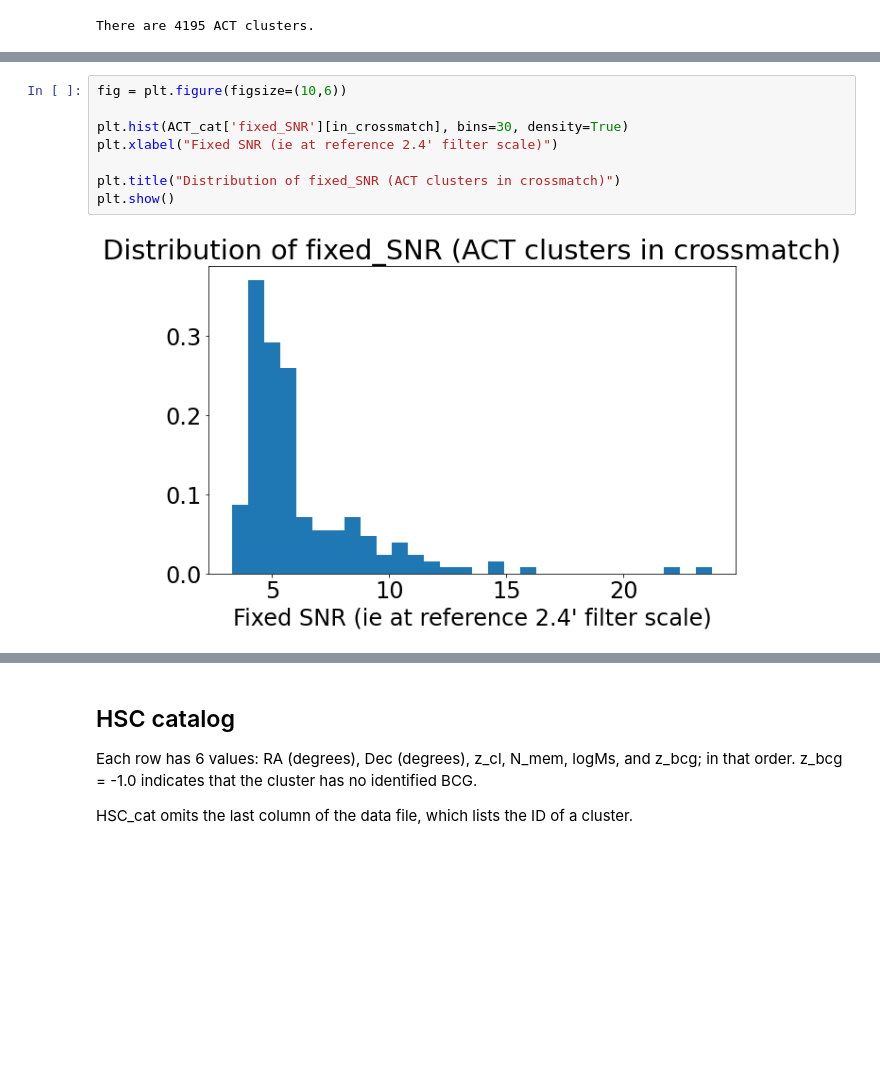
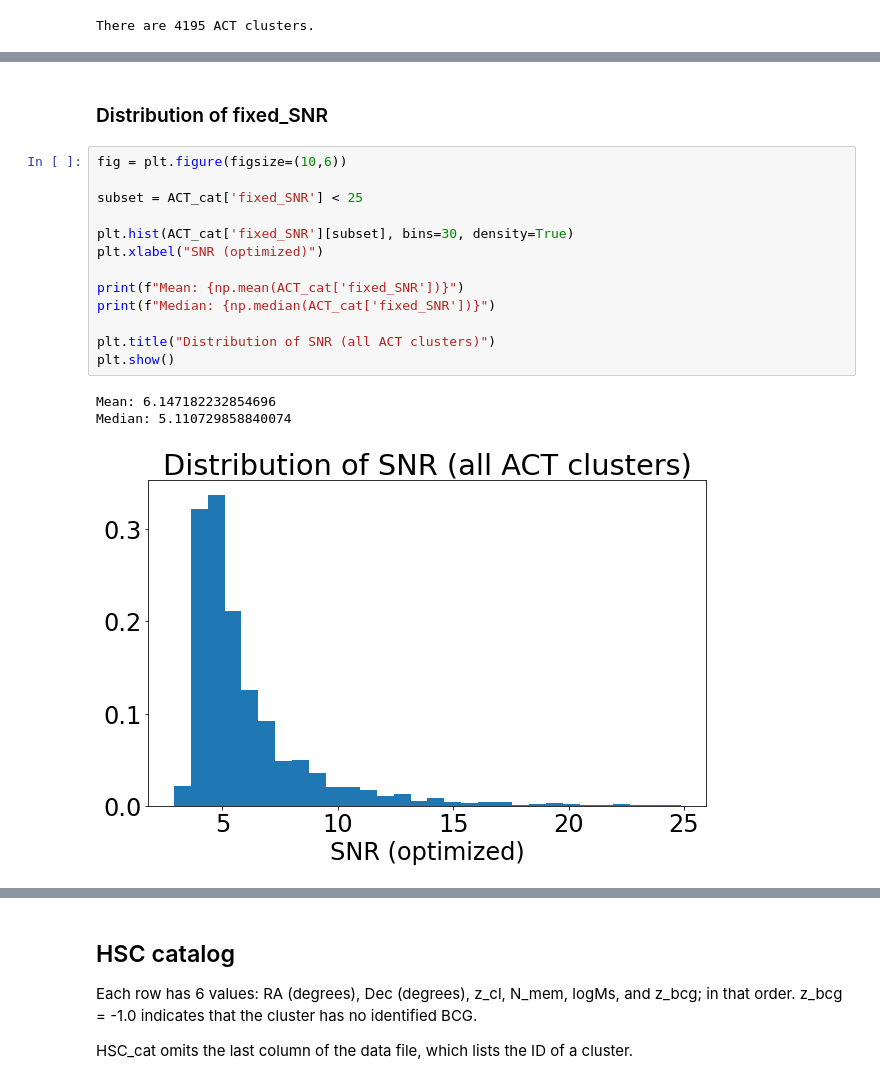
Before and after one commit to Jupiter1994/hsc-miscentering, a Jupyter notebook: HSC_ACT_Offset_Distribution.ipynb, the cells around one changed output, grey strips where cells are left out. Saved outputs shown, nothing was run; the diff lists cells and outputs as text; blank space fills up the shorter version.

Commit message:
9/26 meeting: SNR distros, z distro, d_A vs z plot

```diff
--- a/HSC_ACT_Offset_Distribution.ipynb
+++ b/HSC_ACT_Offset_Distribution.ipynb
@@ -55,10 +41,19 @@ plt.show()
-# %%
-fig = plt.figure(figsize=(10,6))
-
-plt.hist(ACT_cat['fixed_SNR'][in_crossmatch], bins=30, density=True)
-plt.xlabel("Fixed SNR (ie at reference 2.4' filter scale)")
-
-plt.title("Distribution of fixed_SNR (ACT clusters in crossmatch)")
-plt.show()
-# %% [output]
-[figure, removed]
+# %% [markdown]
+### Distribution of fixed_SNR
+# %%
+fig = plt.figure(figsize=(10,6))
+
+subset = ACT_cat['fixed_SNR'] < 25
+
+plt.hist(ACT_cat['fixed_SNR'][subset], bins=30, density=True)
+plt.xlabel("SNR (optimized)")
+
+print(f"Mean: {np.mean(ACT_cat['fixed_SNR'])}")
+print(f"Median: {np.median(ACT_cat['fixed_SNR'])}")
+
+plt.title("Distribution of SNR (all ACT clusters)")
+plt.show()
+# %% [output]
+Mean: 6.147182232854696
+Median: 5.110729858840074
+[figure, added]
```
Also changed, not shown: parts of 16 cells of this notebook, 1 other file.
